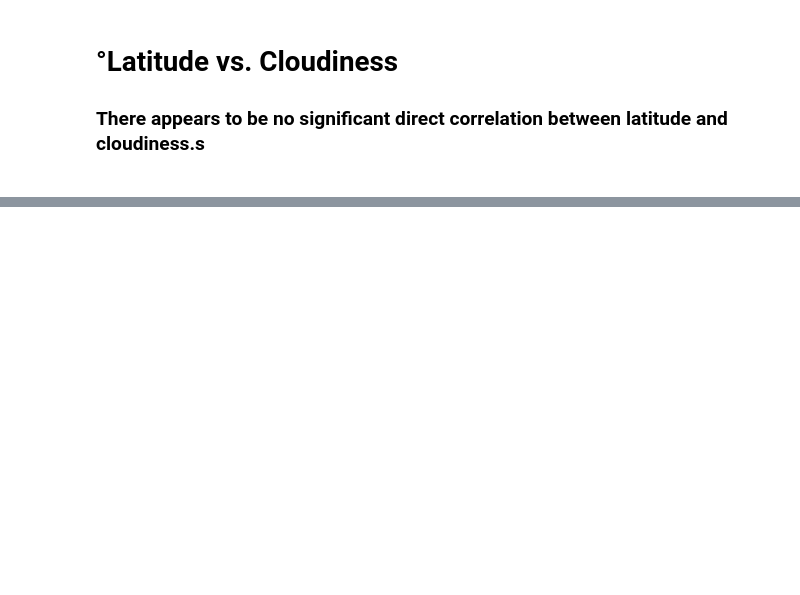
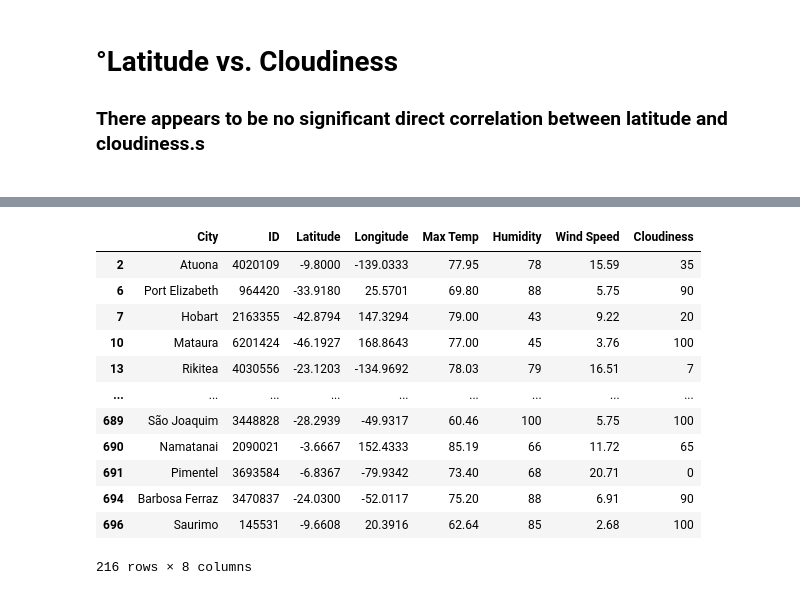
Before and after one commit to Yanwho/python-api-challenge, a Jupyter notebook: WeatherPy/WeatherPy.ipynb, the cells around one changed output, grey strips where cells are left out. Cells and saved outputs as stored; diff of their text form; code cells hidden in the pictures; blank space fills up the shorter version.

```diff
--- a/WeatherPy/WeatherPy.ipynb
+++ b/WeatherPy/WeatherPy.ipynb
@@ -181,0 +200,20 @@ plt.savefig("figures/cloudiness.png")
+# %%
+# create dataframe of cities in the southern hemisphere
+
+south_hem = results_df.Latitude < 0
+south_df = results_df[south_hem]
+south_df
+# %% [output]
+|  | City | ID | Latitude | Longitude | Max Temp | Humidity | Wind Speed | Cloudiness |
+| 2 | Atuona | 4020109 | -9.8000 | -139.0333 | 77.95 | 78 | 15.59 | 35 |
+| 6 | Port Elizabeth | 964420 | -33.9180 | 25.5701 | 69.80 | 88 | 5.75 | 90 |
+| 7 | Hobart | 2163355 | -42.8794 | 147.3294 | 79.00 | 43 | 9.22 | 20 |
+| 10 | Mataura | 6201424 | -46.1927 | 168.8643 | 77.00 | 45 | 3.76 | 100 |
+| 13 | Rikitea | 4030556 | -23.1203 | -134.9692 | 78.03 | 79 | 16.51 | 7 |
+| ... | ... | ... | ... | ... | ... | ... | ... | ... |
+| 689 | São Joaquim | 3448828 | -28.2939 | -49.9317 | 60.46 | 100 | 5.75 | 100 |
+| 690 | Namatanai | 2090021 | -3.6667 | 152.4333 | 85.19 | 66 | 11.72 | 65 |
+| 691 | Pimentel | 3693584 | -6.8367 | -79.9342 | 73.40 | 68 | 20.71 | 0 |
+| 694 | Barbosa Ferraz | 3470837 | -24.0300 | -52.0117 | 75.20 | 88 | 6.91 | 90 |
+| 696 | Saurimo | 145531 | -9.6608 | 20.3916 | 62.64 | 85 | 2.68 | 100 |
+216 rows × 8 columns
```
Also changed, not shown: parts of 8 cells of this notebook, 5 other files.
